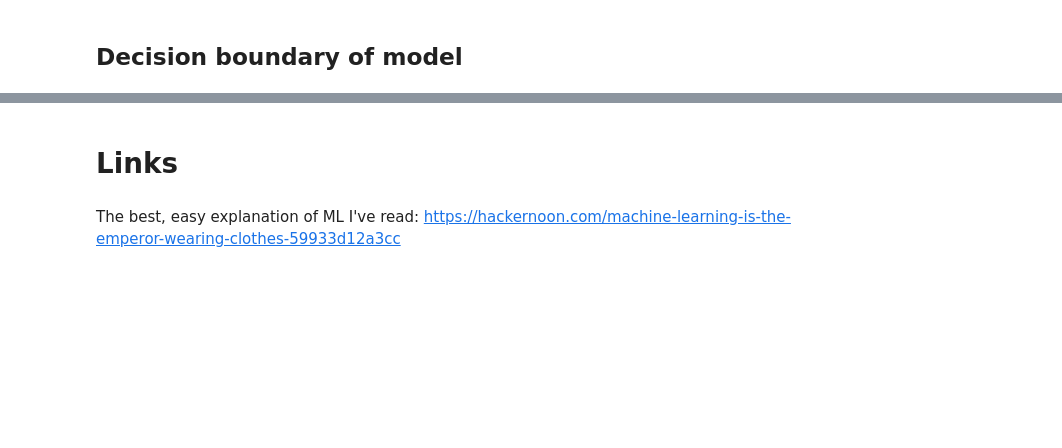
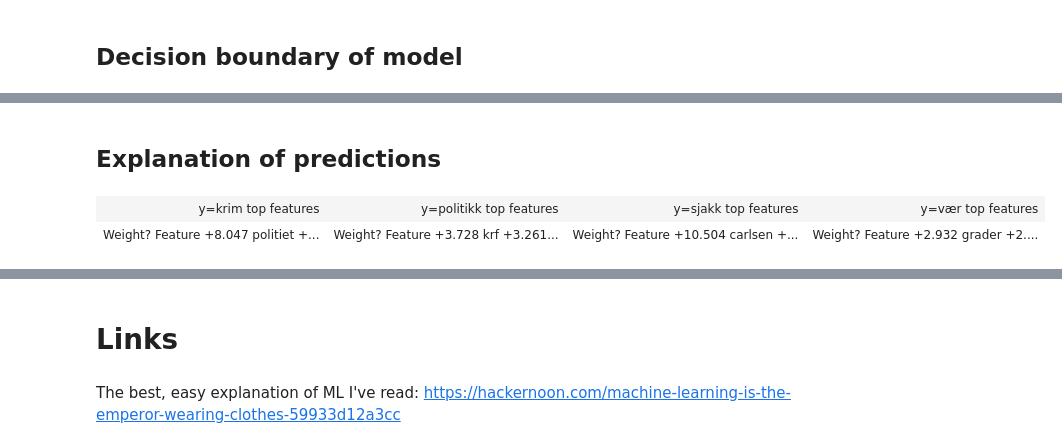
Before and after one commit to peterts/osloturen-2019, a Jupyter notebook: Build Model.ipynb, the cells around one changed output, grey strips where cells are left out. Saved outputs shown, nothing was run; the diff lists cells and outputs as text; code cells hidden in the pictures; blank space fills up the shorter version.

```diff
--- a/Build Model.ipynb
+++ b/Build Model.ipynb
@@ -419,0 +493,11 @@ plot_decision_boundary(model, X, y)
+# %% [markdown]
+## Explanation of predictions
+# %%
+%%capture
+pipeline = make_pipeline(vec, model)
+pipeline.fit(df.text, df.category)
+# %%
+eli5.show_weights(pipeline, top=20)
+# %% [output]
+| y=krim top features | y=politikk top features | y=sjakk top features | y=vær top features |
+| Weight? Feature +8.047 politiet +... | Weight? Feature +3.728 krf +3.261... | Weight? Feature +10.504 carlsen +... | Weight? Feature +2.932 grader +2.... |
```
Also changed, not shown: parts of 33 cells of this notebook, 2 other files.
